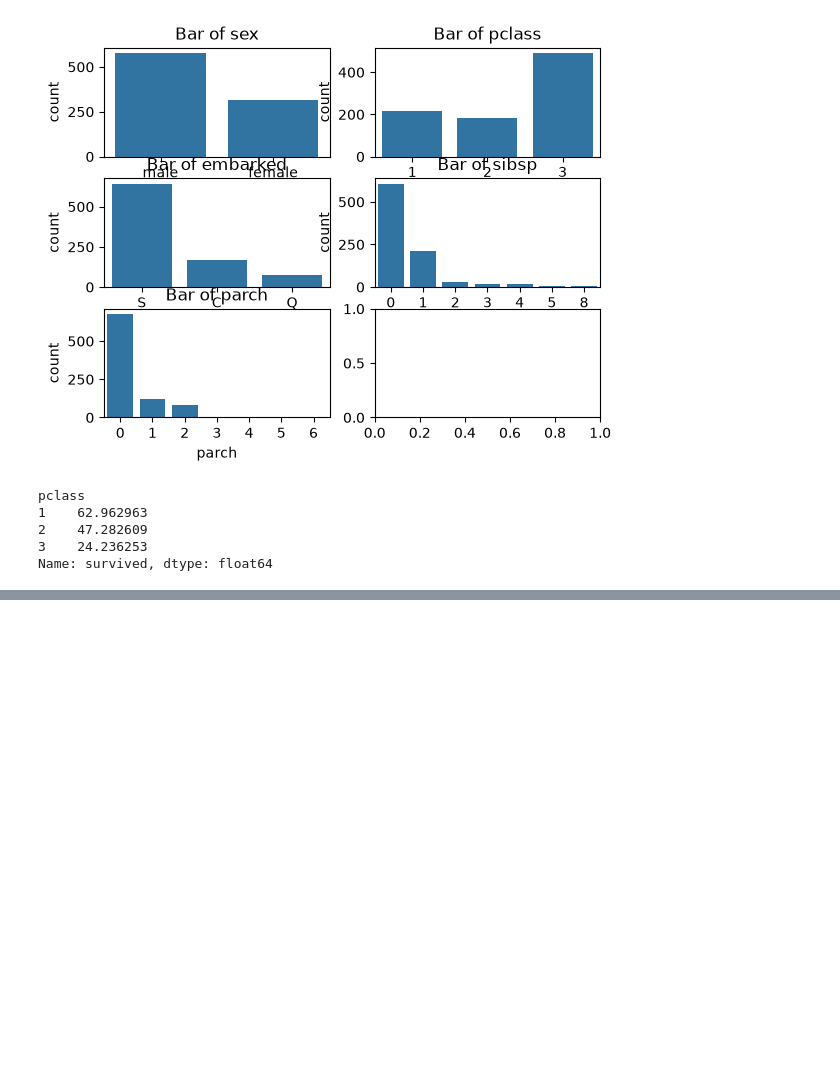
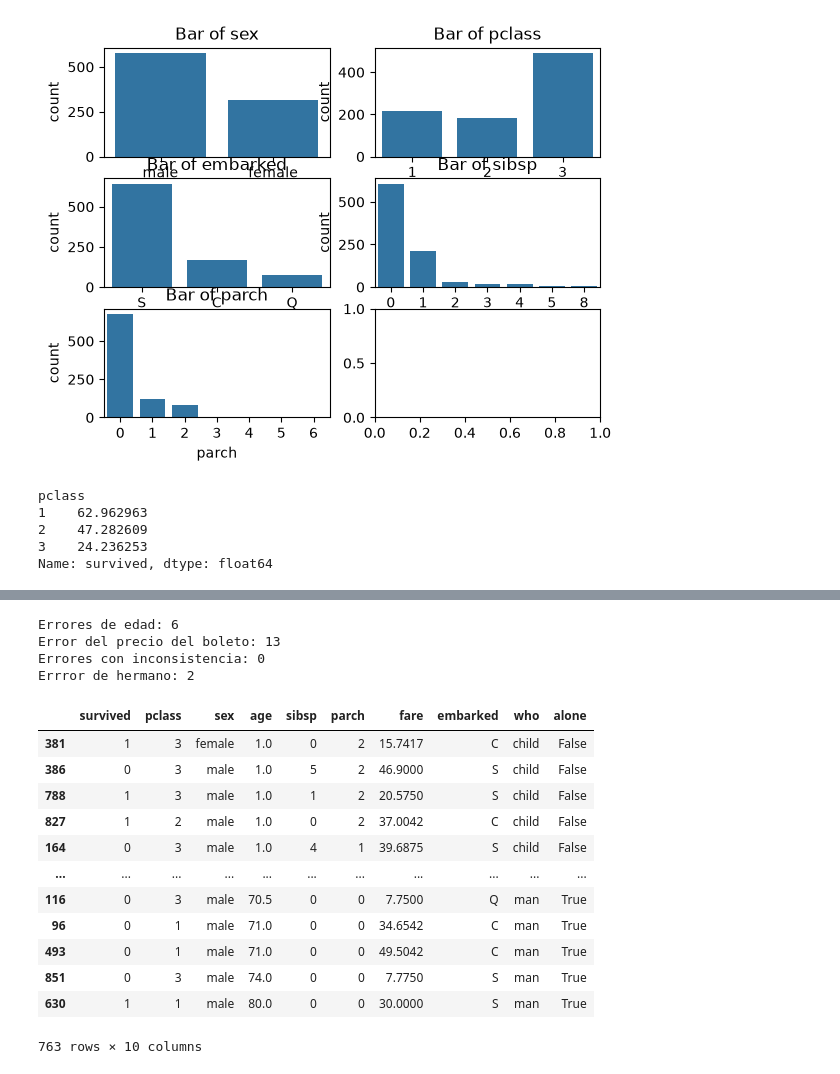
Before and after one commit to Flavs345009/ml-course, a Jupyter notebook: workspace/proyecto_titanic.ipynb, the cells around one changed output, grey strips where cells are left out. Cells and saved outputs as stored; diff of their text form; code cells hidden in the pictures; blank space fills up the shorter version.

```diff
--- a/workspace/proyecto_titanic.ipynb
+++ b/workspace/proyecto_titanic.ipynb
@@ -178,0 +237,19 @@ IndexError: index 3 is out of bounds for axis 0 with size 3
+# %%
+#titanic_copy.info()
+print("\n")
+print(f"Porcentaje de datos faltantes de la columna 'age': {((titanic_copy["age"].isna().sum()/784)*100).round(2)}%")
+print(f"Porcentaje de datos faltantes de la columna 'deck': {((titanic_copy["deck"].isna().sum()/784)*100).round(2)}%")
+print(f"Porcentaje de datos faltantes de la columna 'embarked': {((titanic_copy["embarked"].isna().sum()/784)*100).round(2)}%")
+
+#Para age sera mediante la mediana de cada grupo, en este caso la mediana de mujer, la mediana de hombre
+#la mediana de niña y la mediana de niño
+titanic_copy.groupby(["sex","who"])["age"].mean()
+titanic_copy["age"] = titanic_copy["age"].fillna(titanic_copy.groupby(["sex","who"])["age"].transform("median"))
+print(f"Llenado de datos: \nPorcentaje de datos faltantes de la columna 'age': {((titanic_copy["age"].isna().sum()/784)*100).round(2)}%")
+#Para embarked, como es una columna con categorias se utilizara la moda
+titanic_copy["embarked"] = titanic_copy["embarked"].fillna(titanic_copy["embarked"].mode()[0])
+print(f"Porcentaje de datos faltantes de la columna 'embarked': {((titanic_copy["embarked"].isna().sum()/784)*100).round(2)}%\n")
+#Para la columna deck, es muy poca informacion al respecto, siendo aproximandamente 1/4 de información
+#Se opta por eliminarla
+titanic_copy =  titanic_copy.drop(columns=["deck"])
+print(f"Datos faltanes: {titanic_copy.isna().sum()}")
@@ -178,0 +317,42 @@ IndexError: index 3 is out of bounds for axis 0 with size 3
+# %%
+#La mayoria parece que esta dentro del rango pero hay cosas que no llegan a tener mucho sentido
+titanic_copy["age"].sort_values(ascending=True) #Edades menores a 1 años?
+error_edad = titanic_copy["age"] < 1
+print(f"Errores de edad: {error_edad.sum()}")
+
+titanic_copy["fare"].sort_values(ascending=True) #Precios del boleto en 0 libras? arriba de 500 libras?
+error_fare = (titanic_copy["fare"] == 0) | (titanic_copy["fare"] > 500)
+print(f"Error del precio del boleto: {error_fare.sum()}")
+
+#Para comprobar las columnas sibsp y parch, se ocupara la columna alone
+error_sibsp_parch = titanic_copy[(titanic_copy["sibsp"] > 0) & (titanic_copy["parch"] > 0) & (titanic_copy["alone"] == 1)]
+print(f"Errores con inconsistencia: {error_sibsp_parch["alone"].sum()}")
+
+titanic_copy["sibsp"].sort_values(ascending=True) #Tener 8 hermanos en un viaje?
+error_hermanos = titanic_copy["sibsp"] >= 8
+print(f"Errror de hermano: {error_hermanos.sum()}")
+# %% [output]
+Errores de edad: 6
+Error del precio del boleto: 13
+Errores con inconsistencia: 0
+Errror de hermano: 2
+# %%
+titanic_copy = titanic_copy[~error_edad] #Eliminamos los errores de edad
+titanic_copy = titanic_copy[~error_fare] #Eliminamos el error de los boletos
+titanic_copy = titanic_copy[~error_hermanos] #Eliminamos el error con los hermanos
+
+titanic_copy.sort_values("age",ascending=True)
+# %% [output]
+|  | survived | pclass | sex | age | sibsp | parch | fare | embarked | who | alone |
+| 381 | 1 | 3 | female | 1.0 | 0 | 2 | 15.7417 | C | child | False |
+| 386 | 0 | 3 | male | 1.0 | 5 | 2 | 46.9000 | S | child | False |
+| 788 | 1 | 3 | male | 1.0 | 1 | 2 | 20.5750 | S | child | False |
+| 827 | 1 | 2 | male | 1.0 | 0 | 2 | 37.0042 | C | child | False |
+| 164 | 0 | 3 | male | 1.0 | 4 | 1 | 39.6875 | S | child | False |
+| ... | ... | ... | ... | ... | ... | ... | ... | ... | ... | ... |
+| 116 | 0 | 3 | male | 70.5 | 0 | 0 | 7.7500 | Q | man | True |
+| 96 | 0 | 1 | male | 71.0 | 0 | 0 | 34.6542 | C | man | True |
+| 493 | 0 | 1 | male | 71.0 | 0 | 0 | 49.5042 | C | man | True |
+| 851 | 0 | 3 | male | 74.0 | 0 | 0 | 7.7750 | S | man | True |
+| 630 | 1 | 1 | male | 80.0 | 0 | 0 | 30.0000 | S | man | True |
+763 rows × 10 columns
```
Also changed, not shown: parts of 10 cells of this notebook.
